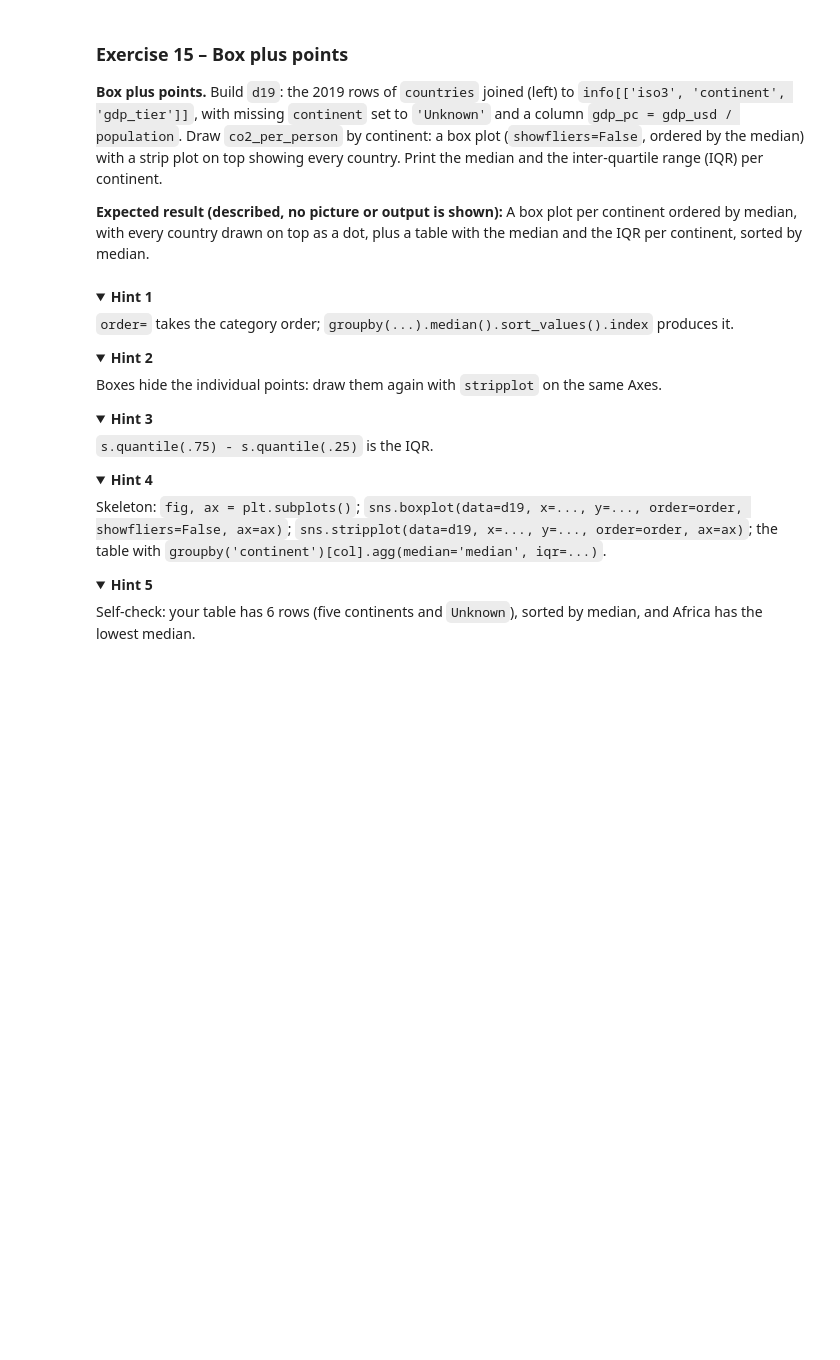
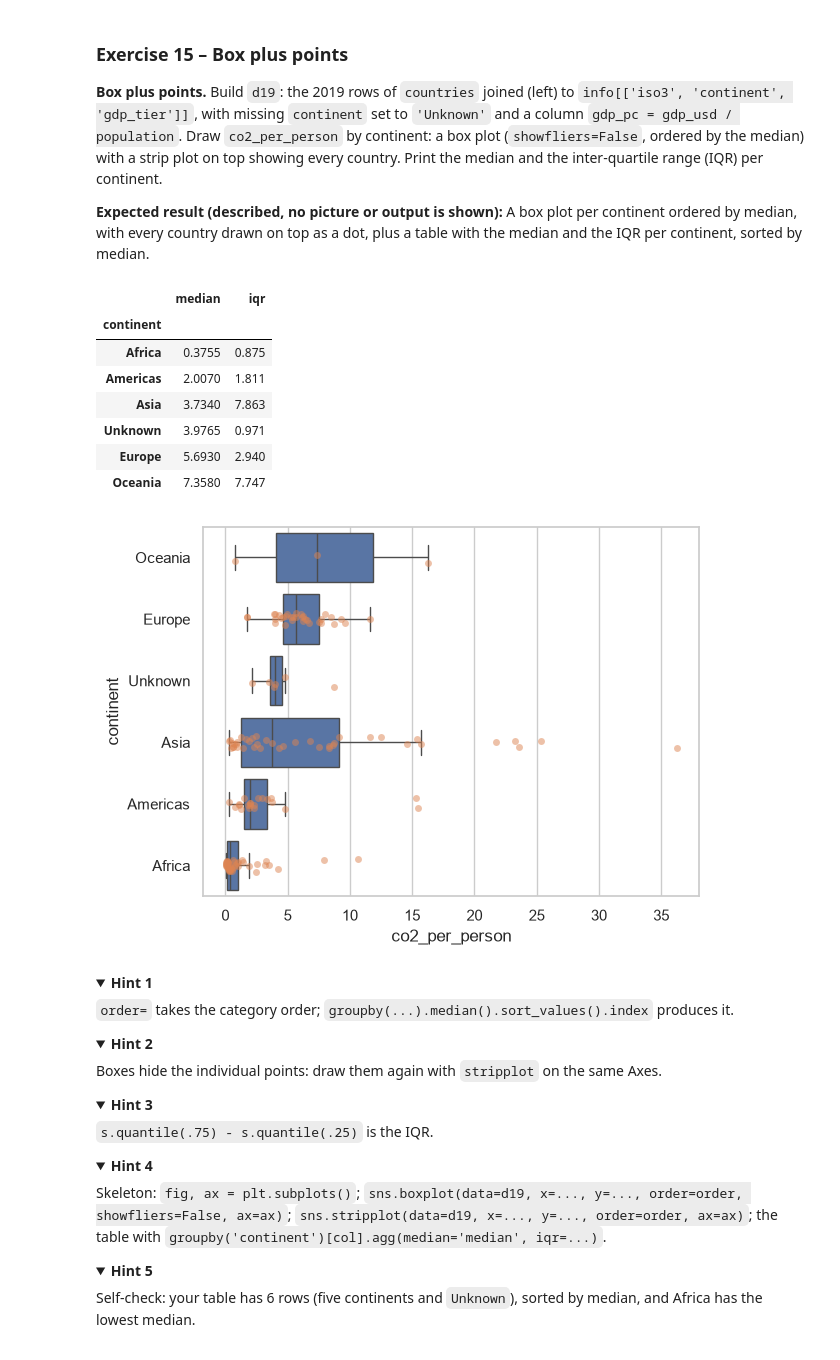
Before and after one commit to OrangeBoop/Lab02, a Jupyter notebook: Lab3/Lab3-Persky Idan 215548512 , Golan Amir 216264333.ipynb, the cells around one changed output. Drawn from its saved outputs; the diff is of its cells as text; code cells hidden in the pictures; folded sections open; blank space fills up the shorter version.

```diff
--- a/Lab3/Lab3-Persky Idan 215548512 , Golan Amir 216264333.ipynb
+++ b/Lab3/Lab3-Persky Idan 215548512 , Golan Amir 216264333.ipynb
@@ -826,7 +855,35 @@ Draw `co2_per_person` by continent: a box plot (`showfliers=False`, ordered by t
 
 **Expected result (described, no picture or output is shown):** A box plot per continent ordered by median, with every country drawn on top as a dot, plus a table with the median and the IQR per continent, sorted by median.
 # %%
-# Write your code here
+# Merged data
+d19 = pd.merge(countries[countries["year"] == 2019], info[['iso3', 'continent', 'gdp_tier']], how = "left")
+
+# Filling continent nan values with 'Unknown'
+d19["continent"] = d19["continent"].fillna('Unknown')
+
+# Creating new column
+d19["gdp_pc"] = d19["gdp_usd"] / d19["population"]
+
+# Plotting
+fig, ax = plt.subplots()
+
+order_ = d19.groupby("continent")["co2_per_person"].median().sort_values().index
+sns.boxplot(data=d19, x='co2_per_person', y='continent' , showfliers=False, order=order_, ax=ax)
+sns.stripplot(data=d19, x='co2_per_person', y='continent', order=order_, ax=ax, alpha = 0.5)
+plt.gca().invert_yaxis()
+
+# Table
+d19.groupby("continent")["co2_per_person"].agg(median = "median", iqr =lambda s: s.quantile(0.75) - s.quantile(0.25),).loc[order_]
+# %% [output]
+|  | median | iqr |
+| continent |  |  |
+| Africa | 0.3755 | 0.875 |
+| Americas | 2.0070 | 1.811 |
+| Asia | 3.7340 | 7.863 |
+| Unknown | 3.9765 | 0.971 |
+| Europe | 5.6930 | 2.940 |
+| Oceania | 7.3580 | 7.747 |
+[figure, added]
 # %% [markdown]
 <details><summary><b>Hint 1</b></summary>
 
```
Also changed, not shown: parts of 6 cells of this notebook.
